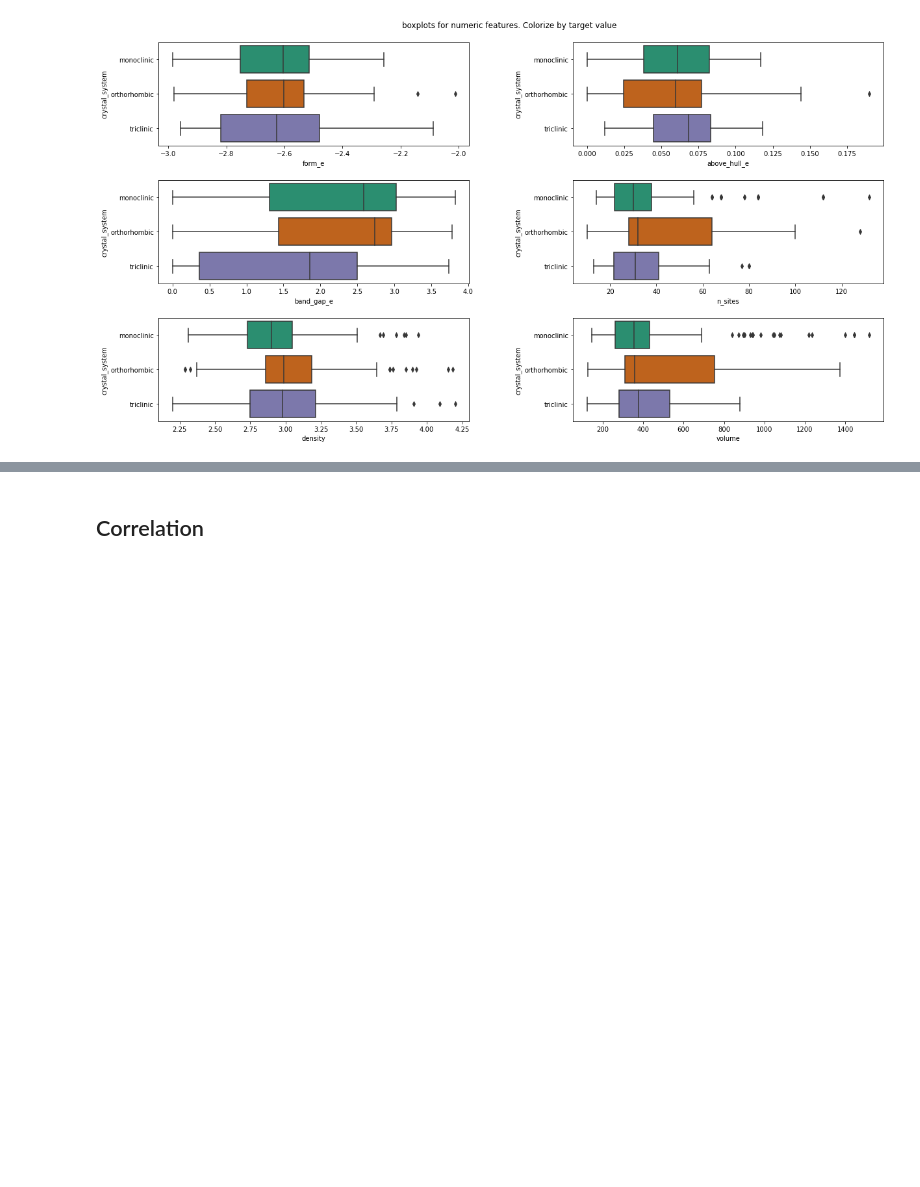
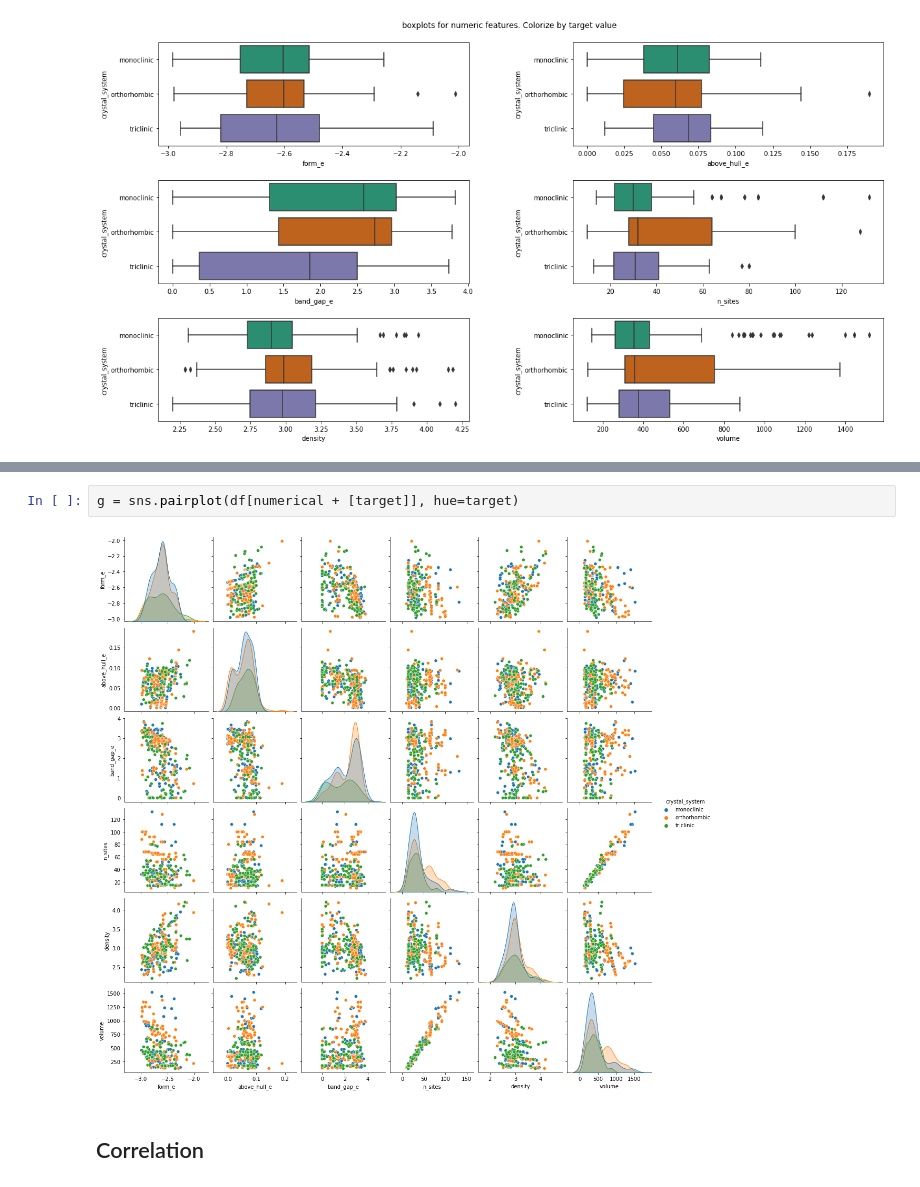
Before and after one commit to lumtvn/batteries-crystal-system, a Jupyter notebook: first_steps.ipynb, the cells around one changed output, grey strips where cells are left out. Saved outputs shown, nothing was run; the diff lists cells and outputs as text; blank space fills up the shorter version.

```diff
--- a/first_steps.ipynb
+++ b/first_steps.ipynb
@@ -163,2 +175,6 @@ plt.show()
+# %%
+g = sns.pairplot(df[numerical + [target]], hue=target)
+# %% [output]
+[figure, added]
 # %% [markdown]
 ## Correlation
```
Also changed, not shown: parts of 23 cells of this notebook, 3 other files.
